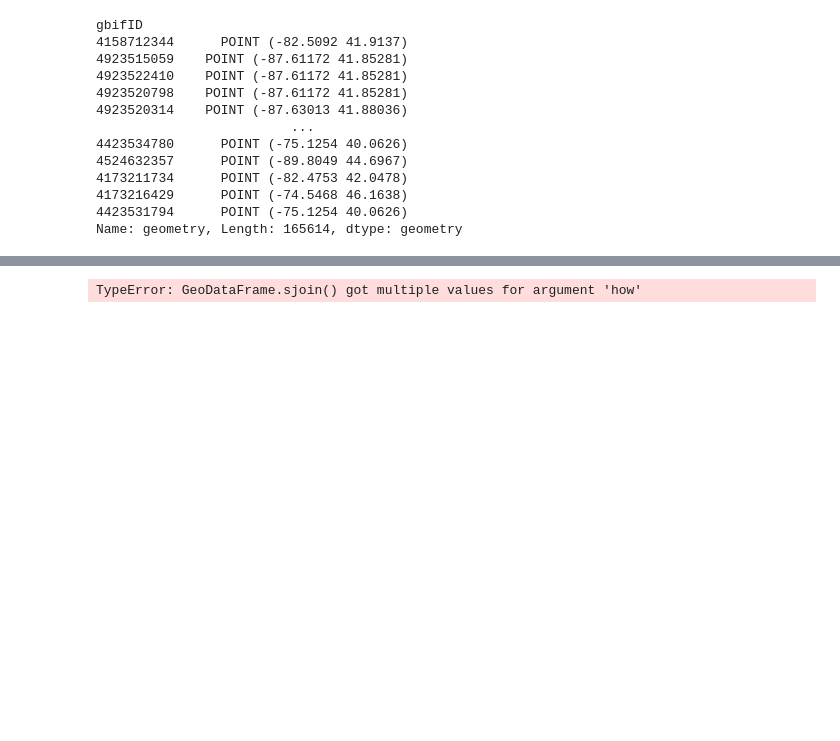
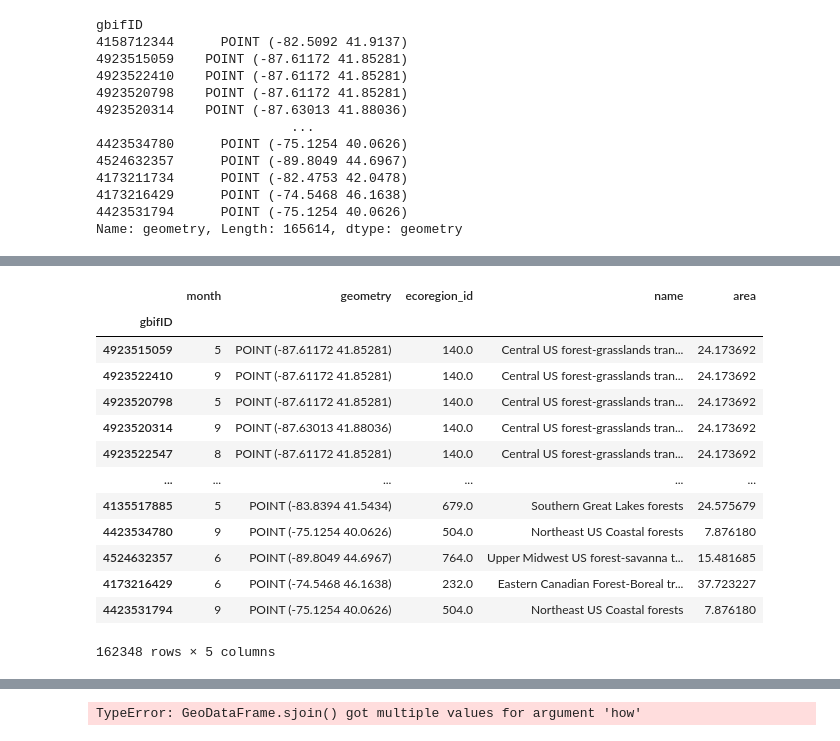
Before and after one commit to earthlab-education/02-migration-ryme1295, a Jupyter notebook: notebooks/bluejay-migration.ipynb, the cells around one changed output, grey strips where cells are left out. Saved outputs shown, nothing was run; the diff lists cells and outputs as text; code cells hidden in the pictures; blank space fills up the shorter version.

Commit message:
eco name fixed

```diff
--- a/notebooks/bluejay-migration.ipynb
+++ b/notebooks/bluejay-migration.ipynb
@@ -68,3 +74,10 @@ gbifID
 4173216429      POINT (-74.5468 46.1638)
 4423531794      POINT (-75.1254 40.0626)
 Name: geometry, Length: 165614, dtype: geometry
+# %%
+gbif_ecoregion_gdf = gpd.sjoin(
+    gbif_gdf.to_crs(epsg=4326),
+    eco_gdf.to_crs(epsg=4326),
+    how='inner',
+    predicate='intersects'
+)
@@ -70,0 +101,17 @@ Name: geometry, Length: 165614, dtype: geometry
+# %%
+gbif_ecoregion_gdf
+# %% [output]
+|  | month | geometry | ecoregion_id | name | area |
+| gbifID |  |  |  |  |  |
+| 4923515059 | 5 | POINT (-87.61172 41.85281) | 140.0 | Central US forest-grasslands tran... | 24.173692 |
+| 4923522410 | 9 | POINT (-87.61172 41.85281) | 140.0 | Central US forest-grasslands tran... | 24.173692 |
+| 4923520798 | 5 | POINT (-87.61172 41.85281) | 140.0 | Central US forest-grasslands tran... | 24.173692 |
+| 4923520314 | 9 | POINT (-87.63013 41.88036) | 140.0 | Central US forest-grasslands tran... | 24.173692 |
+| 4923522547 | 8 | POINT (-87.61172 41.85281) | 140.0 | Central US forest-grasslands tran... | 24.173692 |
+| ... | ... | ... | ... | ... | ... |
+| 4135517885 | 5 | POINT (-83.8394 41.5434) | 679.0 | Southern Great Lakes forests | 24.575679 |
+| 4423534780 | 9 | POINT (-75.1254 40.0626) | 504.0 | Northeast US Coastal forests | 7.876180 |
+| 4524632357 | 6 | POINT (-89.8049 44.6967) | 764.0 | Upper Midwest US forest-savanna t... | 15.481685 |
+| 4173216429 | 6 | POINT (-74.5468 46.1638) | 232.0 | Eastern Canadian Forest-Boreal tr... | 37.723227 |
+| 4423531794 | 9 | POINT (-75.1254 40.0626) | 504.0 | Northeast US Coastal forests | 7.876180 |
+162348 rows × 5 columns
```
Also changed, not shown: parts of 11 cells of this notebook.
